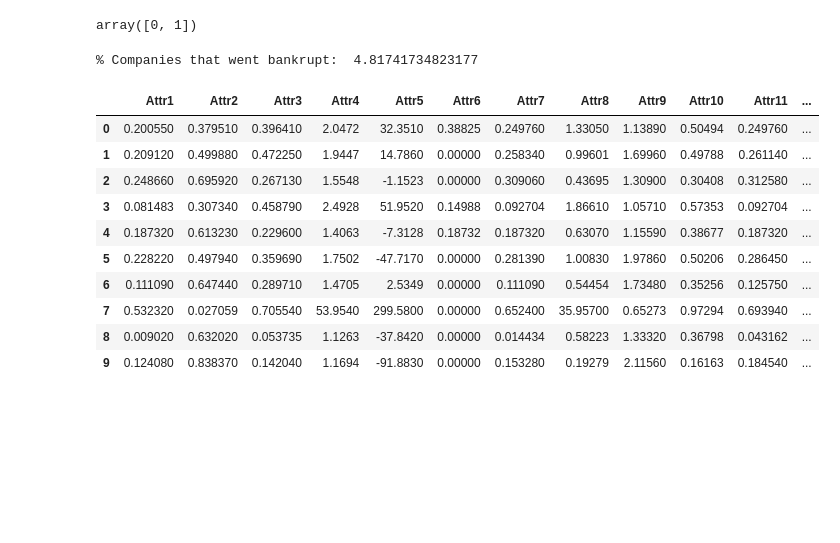
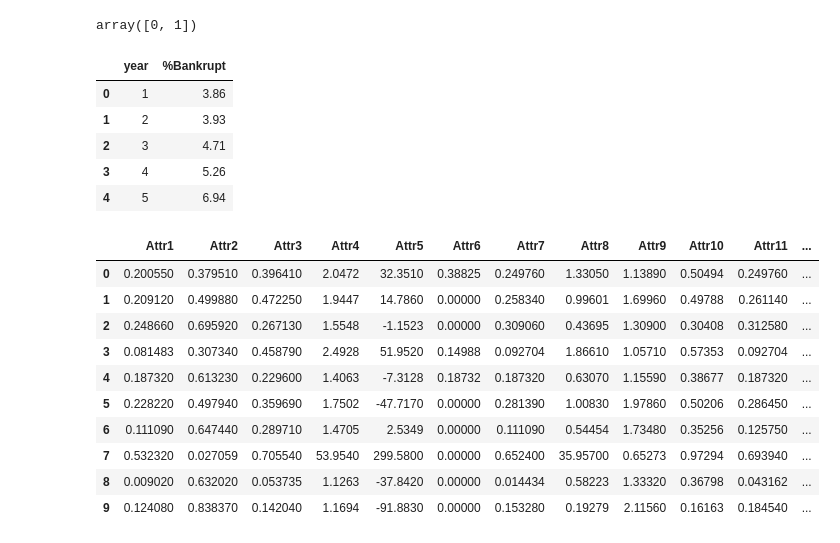
Before and after one commit to rickfontenot/QTW, a Jupyter notebook: Case Study 4/case4_rick_smote.ipynb, the cells around one changed output. Drawn from its saved outputs; the diff is of its cells as text; code cells hidden in the pictures; blank space fills up the shorter version.

```diff
--- a/Case Study 4/case4_rick_smote.ipynb
+++ b/Case Study 4/case4_rick_smote.ipynb
@@ -101,7 +101,19 @@ array([0, 1])
 # %%
-print("% Companies that went bankrupt: ",bankrupt_df.bankrupt.mean()*100)
+bankrupt_by_year = bankrupt_df.groupby('year', as_index=False)['bankrupt'].mean()
+bankrupt_by_year = bankrupt_by_year.rename(columns={bankrupt_by_year.columns[1]: '%Bankrupt'})
+bankrupt_by_year.year = bankrupt_by_year.year.astype(int)
+bankrupt_by_year['%Bankrupt'] = bankrupt_by_year['%Bankrupt']*100
+bankrupt_by_year['%Bankrupt'] = bankrupt_by_year['%Bankrupt'].round(2)
+
+
+bankrupt_by_year
 # %% [output]
-% Companies that went bankrupt:  4.81741734823177
+|  | year | %Bankrupt |
+| 0 | 1 | 3.86 |
+| 1 | 2 | 3.93 |
+| 2 | 3 | 4.71 |
+| 3 | 4 | 5.26 |
+| 4 | 5 | 6.94 |
 # %%
 bankrupt_df = bankrupt_df.drop(['class'], axis=1)
 bankrupt_df.head(10)
```
Also changed, not shown: parts of 16 cells of this notebook, 14 other files.
